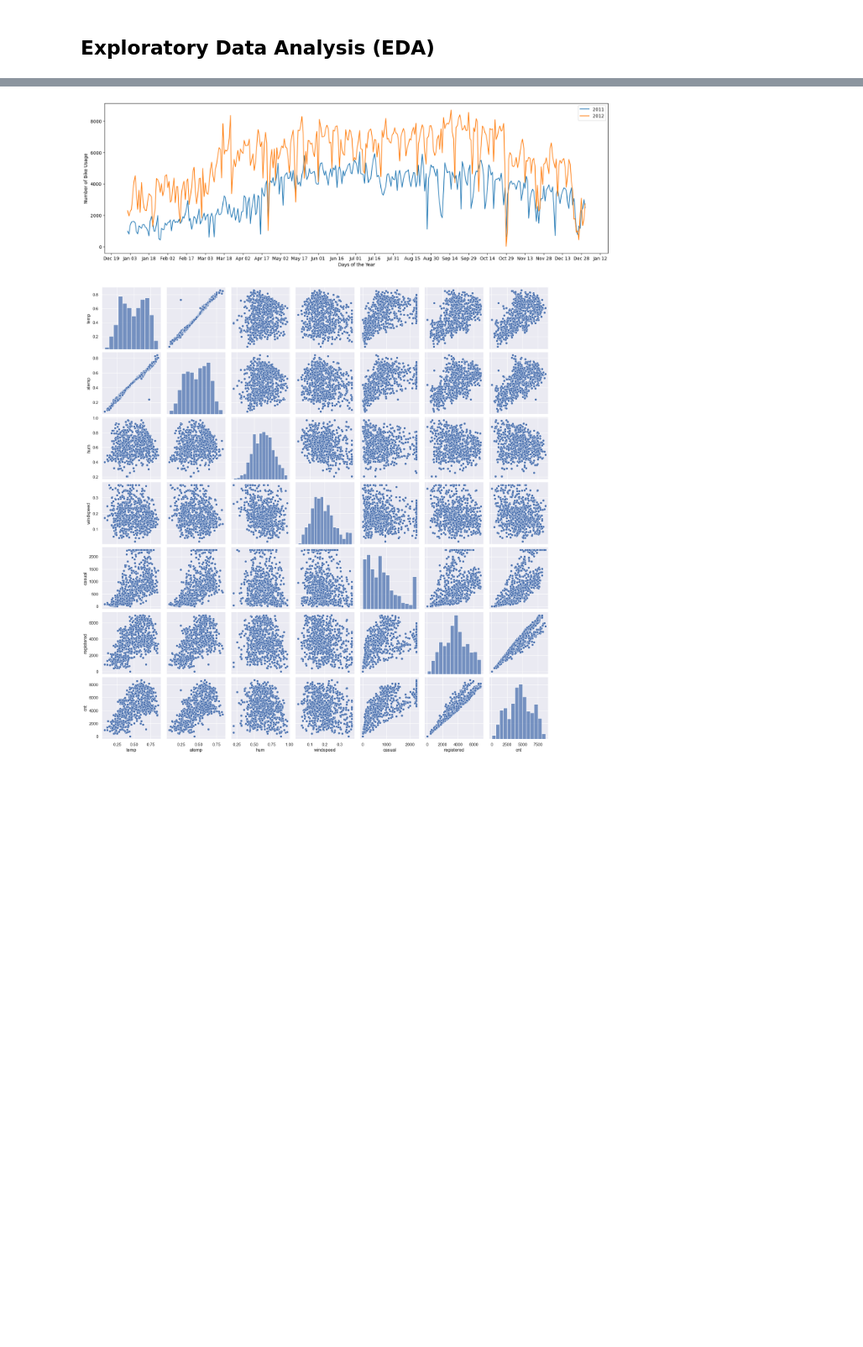
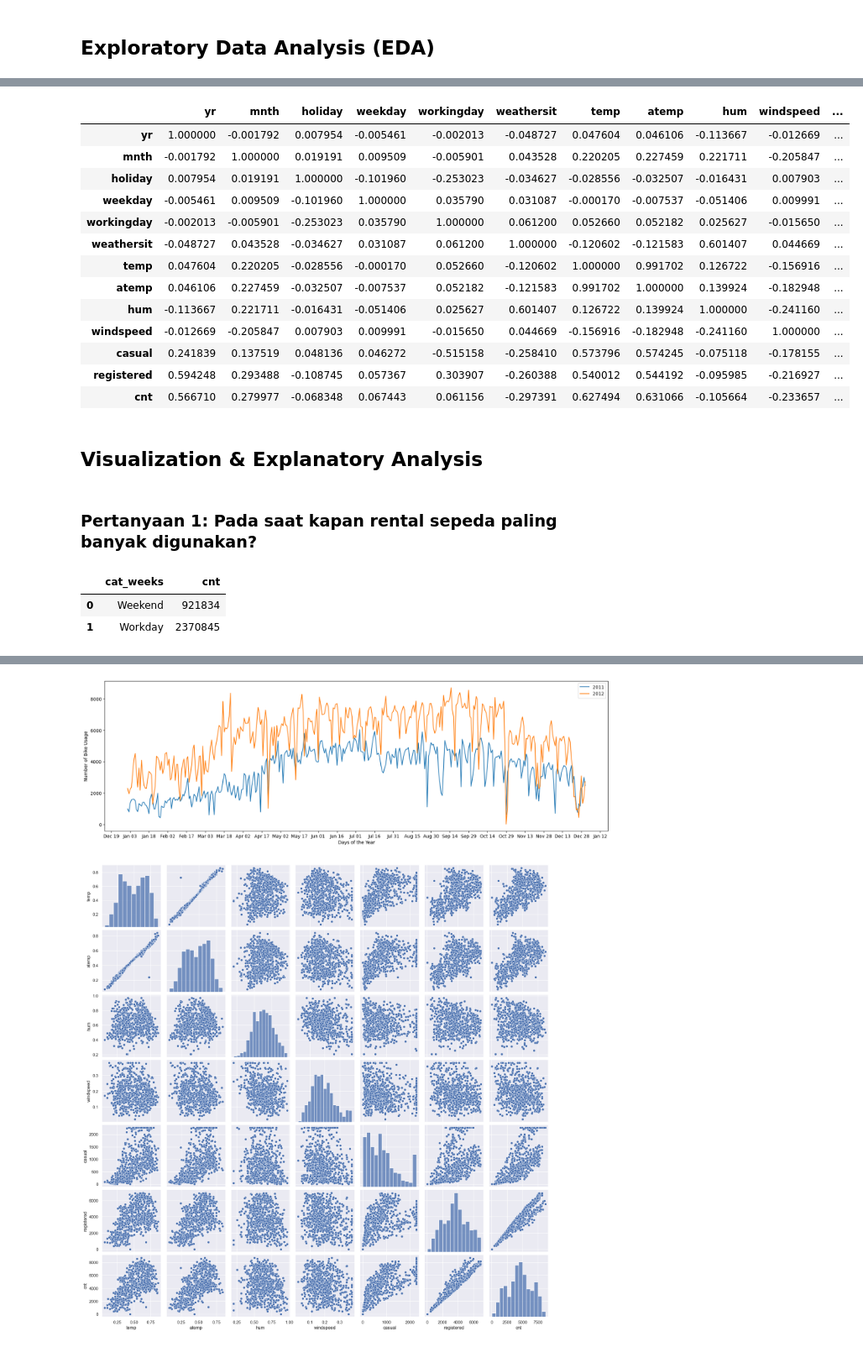
Before and after one commit to yeremiayospane/Project-Data-Analisis-Dicoding, a Jupyter notebook: project.ipynb, the cells around one changed output, grey strips where cells are left out. Shown at 84% size. Drawn from its saved outputs; the diff is of its cells as text; code cells hidden in the pictures; blank space fills up the shorter version.

```diff
--- a/project.ipynb
+++ b/project.ipynb
@@ -309,0 +330,29 @@ plt.show()
+# %%
+
+df_day.select_dtypes(include=np.number).corr()
+# %% [output]
+|  | yr | mnth | holiday | weekday | workingday | weathersit | temp | atemp | hum | windspeed | ... |
+| yr | 1.000000 | -0.001792 | 0.007954 | -0.005461 | -0.002013 | -0.048727 | 0.047604 | 0.046106 | -0.113667 | -0.012669 | ... |
+| mnth | -0.001792 | 1.000000 | 0.019191 | 0.009509 | -0.005901 | 0.043528 | 0.220205 | 0.227459 | 0.221711 | -0.205847 | ... |
+| holiday | 0.007954 | 0.019191 | 1.000000 | -0.101960 | -0.253023 | -0.034627 | -0.028556 | -0.032507 | -0.016431 | 0.007903 | ... |
+| weekday | -0.005461 | 0.009509 | -0.101960 | 1.000000 | 0.035790 | 0.031087 | -0.000170 | -0.007537 | -0.051406 | 0.009991 | ... |
+| workingday | -0.002013 | -0.005901 | -0.253023 | 0.035790 | 1.000000 | 0.061200 | 0.052660 | 0.052182 | 0.025627 | -0.015650 | ... |
+| weathersit | -0.048727 | 0.043528 | -0.034627 | 0.031087 | 0.061200 | 1.000000 | -0.120602 | -0.121583 | 0.601407 | 0.044669 | ... |
+| temp | 0.047604 | 0.220205 | -0.028556 | -0.000170 | 0.052660 | -0.120602 | 1.000000 | 0.991702 | 0.126722 | -0.156916 | ... |
+| atemp | 0.046106 | 0.227459 | -0.032507 | -0.007537 | 0.052182 | -0.121583 | 0.991702 | 1.000000 | 0.139924 | -0.182948 | ... |
+| hum | -0.113667 | 0.221711 | -0.016431 | -0.051406 | 0.025627 | 0.601407 | 0.126722 | 0.139924 | 1.000000 | -0.241160 | ... |
+| windspeed | -0.012669 | -0.205847 | 0.007903 | 0.009991 | -0.015650 | 0.044669 | -0.156916 | -0.182948 | -0.241160 | 1.000000 | ... |
+| casual | 0.241839 | 0.137519 | 0.048136 | 0.046272 | -0.515158 | -0.258410 | 0.573796 | 0.574245 | -0.075118 | -0.178155 | ... |
+| registered | 0.594248 | 0.293488 | -0.108745 | 0.057367 | 0.303907 | -0.260388 | 0.540012 | 0.544192 | -0.095985 | -0.216927 | ... |
+| cnt | 0.566710 | 0.279977 | -0.068348 | 0.067443 | 0.061156 | -0.297391 | 0.627494 | 0.631066 | -0.105664 | -0.233657 | ... |
+# %% [markdown]
+## Visualization & Explanatory Analysis
+# %% [markdown]
+### Pertanyaan 1: Pada saat kapan rental sepeda paling banyak digunakan?
+# %%
+result = df_day.groupby('cat_weeks')['cnt'].sum().reset_index()
+result
+# %% [output]
+|  | cat_weeks | cnt |
+| 0 | Weekend | 921834 |
+| 1 | Workday | 2370845 |
```
Also changed, not shown: parts of 28 cells of this notebook.
